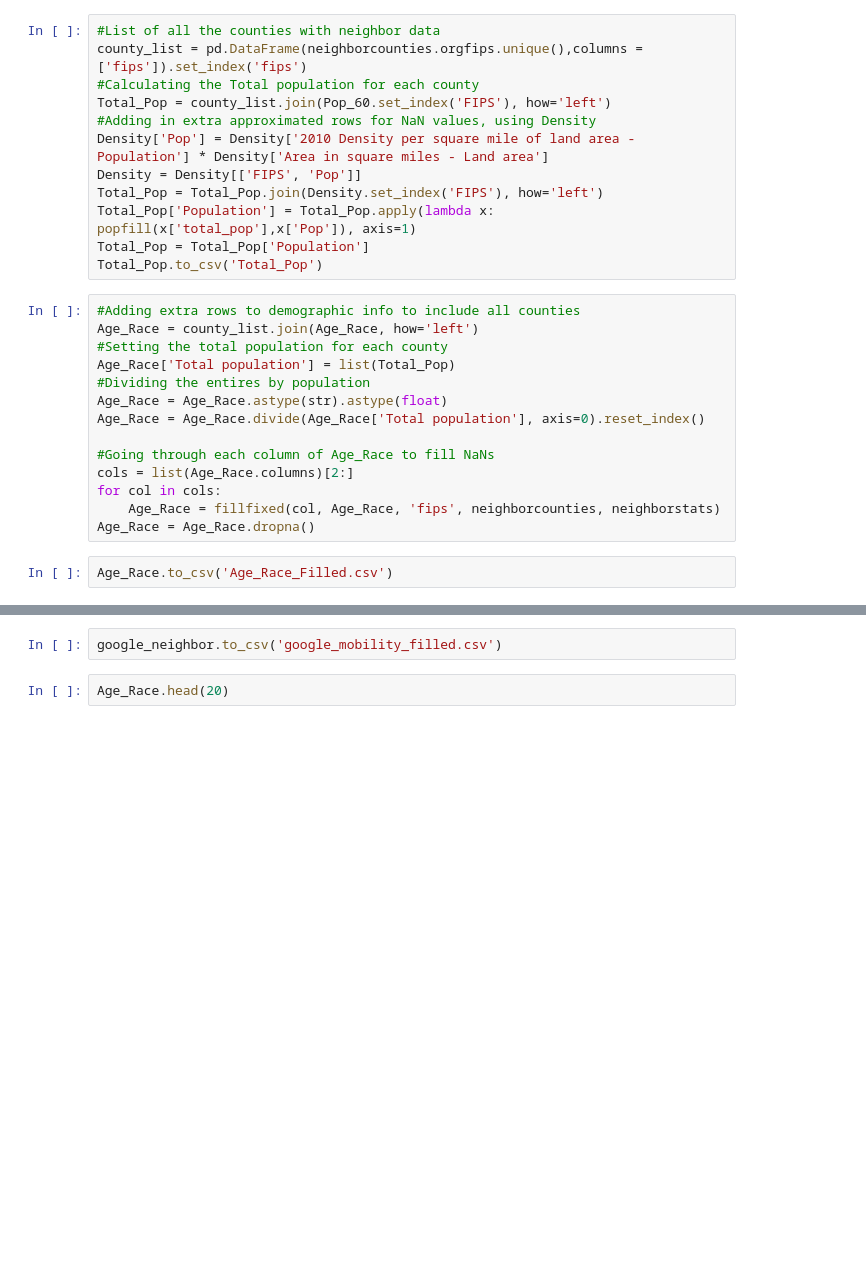
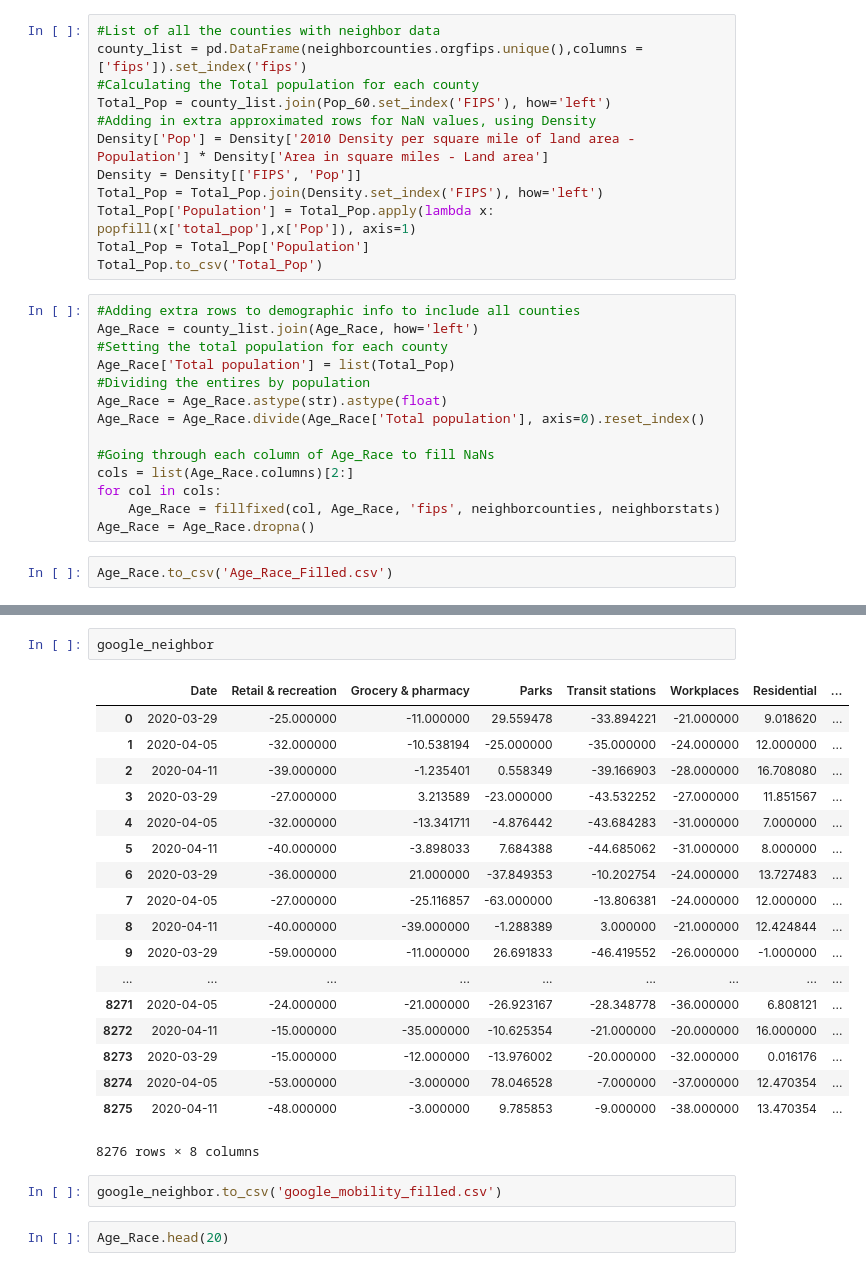
Before and after one commit to Zarand3r/corona_light, a Jupyter notebook: models/processing/USA/County_Based/Neighbor_Fill_Ins.ipynb, the cells around one changed output, grey strips where cells are left out. Cells and saved outputs as stored; diff of their text form; blank space fills up the shorter version.

```diff
--- a/models/processing/USA/County_Based/Neighbor_Fill_Ins.ipynb
+++ b/models/processing/USA/County_Based/Neighbor_Fill_Ins.ipynb
@@ -162,3 +188,24 @@ google_neighbor = google_neighbor.fillna(0)
+# %%
+google_neighbor
+# %% [output]
+|  | Date | Retail & recreation | Grocery & pharmacy | Parks | Transit stations | Workplaces | Residential | ... |
+| 0 | 2020-03-29 | -25.000000 | -11.000000 | 29.559478 | -33.894221 | -21.000000 | 9.018620 | ... |
+| 1 | 2020-04-05 | -32.000000 | -10.538194 | -25.000000 | -35.000000 | -24.000000 | 12.000000 | ... |
+| 2 | 2020-04-11 | -39.000000 | -1.235401 | 0.558349 | -39.166903 | -28.000000 | 16.708080 | ... |
+| 3 | 2020-03-29 | -27.000000 | 3.213589 | -23.000000 | -43.532252 | -27.000000 | 11.851567 | ... |
+| 4 | 2020-04-05 | -32.000000 | -13.341711 | -4.876442 | -43.684283 | -31.000000 | 7.000000 | ... |
+| 5 | 2020-04-11 | -40.000000 | -3.898033 | 7.684388 | -44.685062 | -31.000000 | 8.000000 | ... |
+| 6 | 2020-03-29 | -36.000000 | 21.000000 | -37.849353 | -10.202754 | -24.000000 | 13.727483 | ... |
+| 7 | 2020-04-05 | -27.000000 | -25.116857 | -63.000000 | -13.806381 | -24.000000 | 12.000000 | ... |
+| 8 | 2020-04-11 | -40.000000 | -39.000000 | -1.288389 | 3.000000 | -21.000000 | 12.424844 | ... |
+| 9 | 2020-03-29 | -59.000000 | -11.000000 | 26.691833 | -46.419552 | -26.000000 | -1.000000 | ... |
+| ... | ... | ... | ... | ... | ... | ... | ... | ... |
+| 8271 | 2020-04-05 | -24.000000 | -21.000000 | -26.923167 | -28.348778 | -36.000000 | 6.808121 | ... |
+| 8272 | 2020-04-11 | -15.000000 | -35.000000 | -10.625354 | -21.000000 | -20.000000 | 16.000000 | ... |
+| 8273 | 2020-03-29 | -15.000000 | -12.000000 | -13.976002 | -20.000000 | -32.000000 | 0.016176 | ... |
+| 8274 | 2020-04-05 | -53.000000 | -3.000000 | 78.046528 | -7.000000 | -37.000000 | 12.470354 | ... |
+| 8275 | 2020-04-11 | -48.000000 | -3.000000 | 9.785853 | -9.000000 | -38.000000 | 13.470354 | ... |
+8276 rows × 8 columns
 # %%
 google_neighbor.to_csv('google_mobility_filled.csv')
 # %%
```
Also changed, not shown: parts of 11 cells of this notebook, 32 other files.
